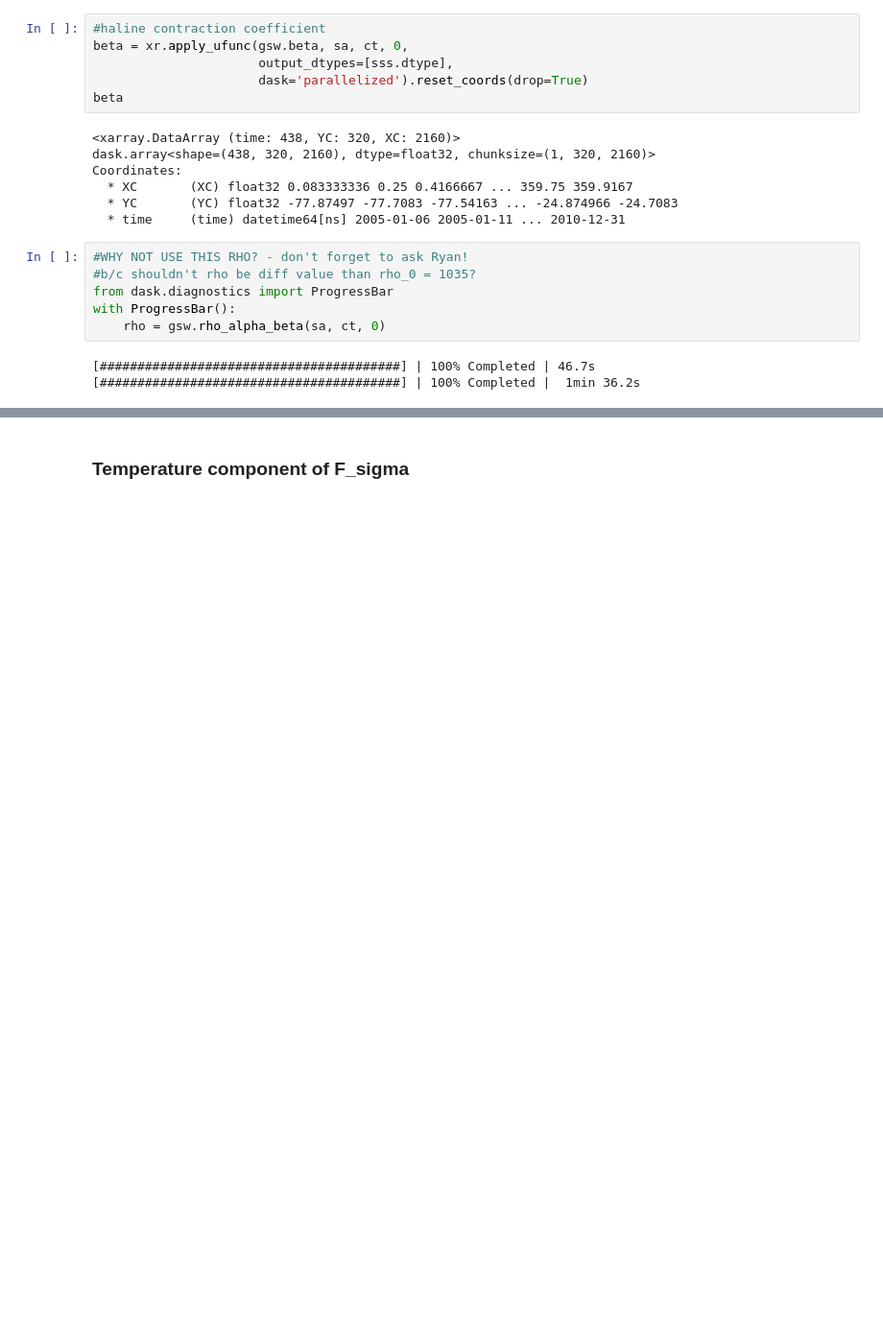
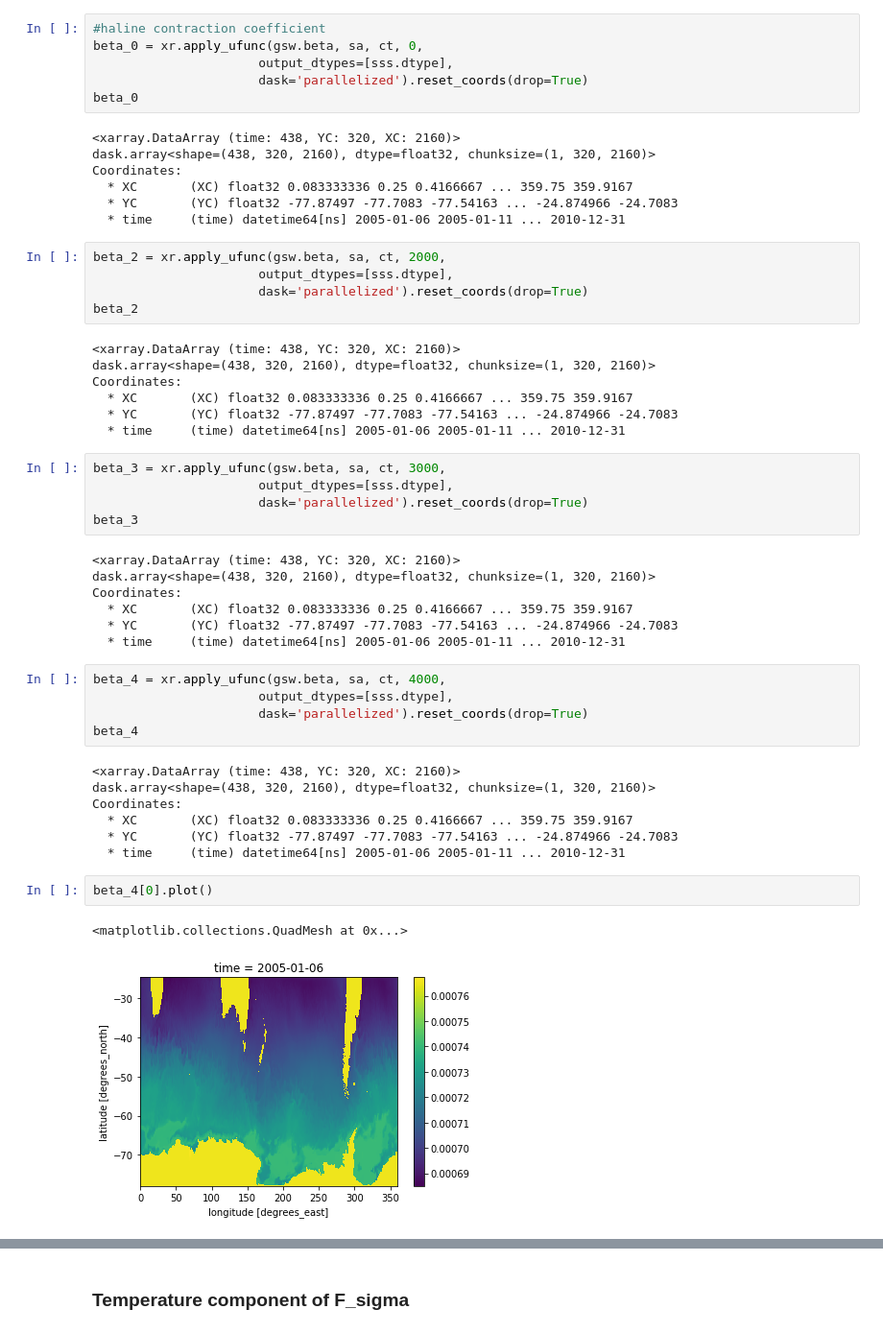
Before and after one commit to shanicetbailey/nasa-finesst-proposal, a Jupyter notebook: NASA-preliminary-figs.ipynb, the cells around one changed output, grey strips where cells are left out. Shown at 96% size. Drawn from its saved outputs; the diff is of its cells as text; blank space fills up the shorter version.

Commit message:
created alphas and betas for 4 ref press values

```diff
--- a/NASA-preliminary-figs.ipynb
+++ b/NASA-preliminary-figs.ipynb
@@ -132,9 +182,9 @@ a0.plot()
 # %%
 #haline contraction coefficient
-beta = xr.apply_ufunc(gsw.beta, sa, ct, 0,
+beta_0 = xr.apply_ufunc(gsw.beta, sa, ct, 0,
                       output_dtypes=[sss.dtype],
                       dask='parallelized').reset_coords(drop=True)
-beta
+beta_0
 # %% [output]
 <xarray.DataArray (time: 438, YC: 320, XC: 2160)>
 dask.array<shape=(438, 320, 2160), dtype=float32, chunksize=(1, 320, 2160)>
@@ -142,12 +192,44 @@ Coordinates:
   * XC       (XC) float32 0.083333336 0.25 0.4166667 ... 359.75 359.9167
   * YC       (YC) float32 -77.87497 -77.7083 -77.54163 ... -24.874966 -24.7083
   * time     (time) datetime64[ns] 2005-01-06 2005-01-11 ... 2010-12-31
-# %%
-#WHY NOT USE THIS RHO? - don't forget to ask Ryan!
-#b/c shouldn't rho be diff value than rho_0 = 1035?
-from dask.diagnostics import ProgressBar
-with ProgressBar():
-    rho = gsw.rho_alpha_beta(sa, ct, 0)
-# %% [output]
-[########################################] | 100% Completed | 46.7s
-[########################################] | 100% Completed |  1min 36.2s
+# %%
+beta_2 = xr.apply_ufunc(gsw.beta, sa, ct, 2000,
+                      output_dtypes=[sss.dtype],
+                      dask='parallelized').reset_coords(drop=True)
+beta_2
+# %% [output]
+<xarray.DataArray (time: 438, YC: 320, XC: 2160)>
+dask.array<shape=(438, 320, 2160), dtype=float32, chunksize=(1, 320, 2160)>
+Coordinates:
+  * XC       (XC) float32 0.083333336 0.25 0.4166667 ... 359.75 359.9167
+  * YC       (YC) float32 -77.87497 -77.7083 -77.54163 ... -24.874966 -24.7083
+  * time     (time) datetime64[ns] 2005-01-06 2005-01-11 ... 2010-12-31
+# %%
+beta_3 = xr.apply_ufunc(gsw.beta, sa, ct, 3000,
+                      output_dtypes=[sss.dtype],
+                      dask='parallelized').reset_coords(drop=True)
+beta_3
+# %% [output]
+<xarray.DataArray (time: 438, YC: 320, XC: 2160)>
+dask.array<shape=(438, 320, 2160), dtype=float32, chunksize=(1, 320, 2160)>
+Coordinates:
+  * XC       (XC) float32 0.083333336 0.25 0.4166667 ... 359.75 359.9167
+  * YC       (YC) float32 -77.87497 -77.7083 -77.54163 ... -24.874966 -24.7083
+  * time     (time) datetime64[ns] 2005-01-06 2005-01-11 ... 2010-12-31
+# %%
+beta_4 = xr.apply_ufunc(gsw.beta, sa, ct, 4000,
+                      output_dtypes=[sss.dtype],
+                      dask='parallelized').reset_coords(drop=True)
+beta_4
+# %% [output]
+<xarray.DataArray (time: 438, YC: 320, XC: 2160)>
+dask.array<shape=(438, 320, 2160), dtype=float32, chunksize=(1, 320, 2160)>
+Coordinates:
+  * XC       (XC) float32 0.083333336 0.25 0.4166667 ... 359.75 359.9167
+  * YC       (YC) float32 -77.87497 -77.7083 -77.54163 ... -24.874966 -24.7083
+  * time     (time) datetime64[ns] 2005-01-06 2005-01-11 ... 2010-12-31
+# %%
+beta_4[0].plot()
+# %% [output]
+<matplotlib.collections.QuadMesh at 0x...>
+[figure, added]
```
Also changed, not shown: parts of 9 cells of this notebook.
